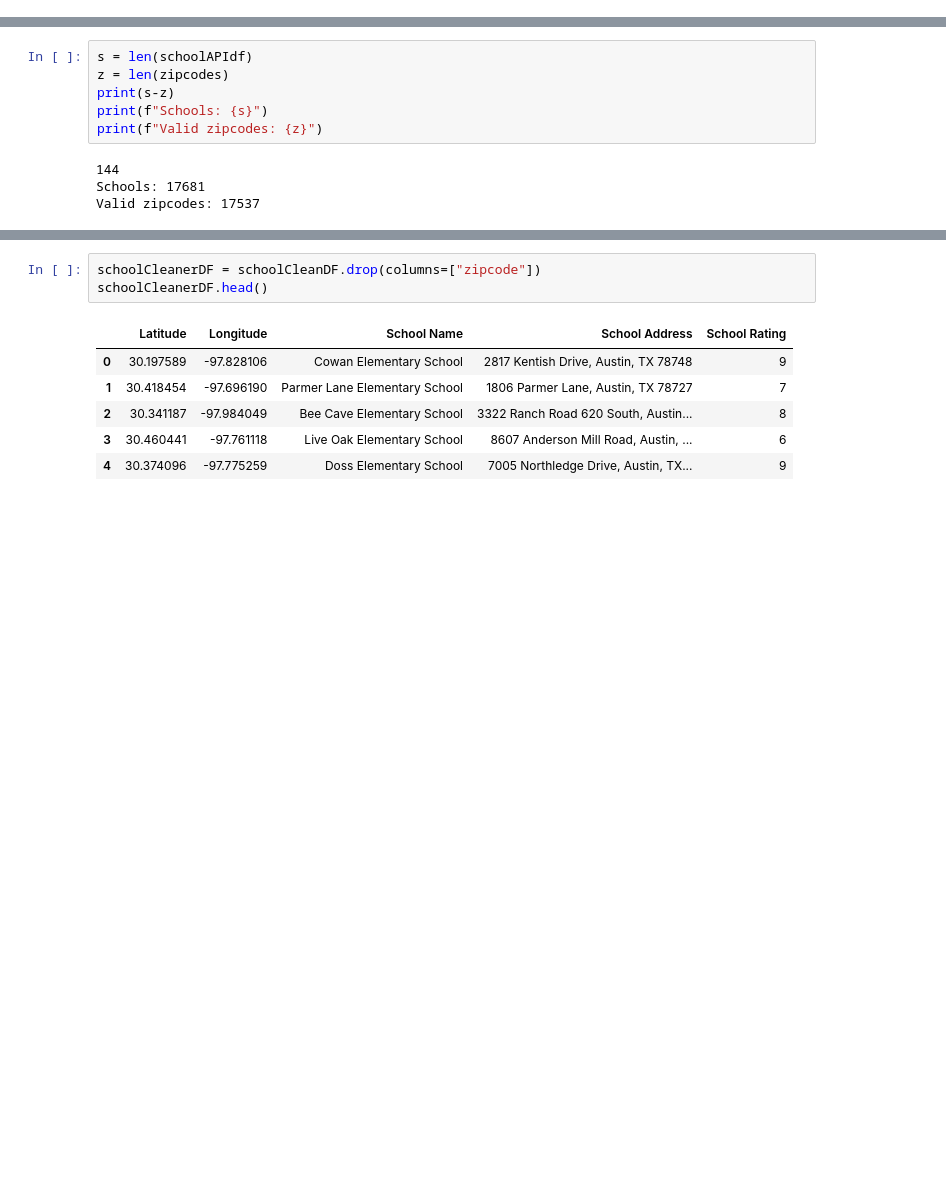
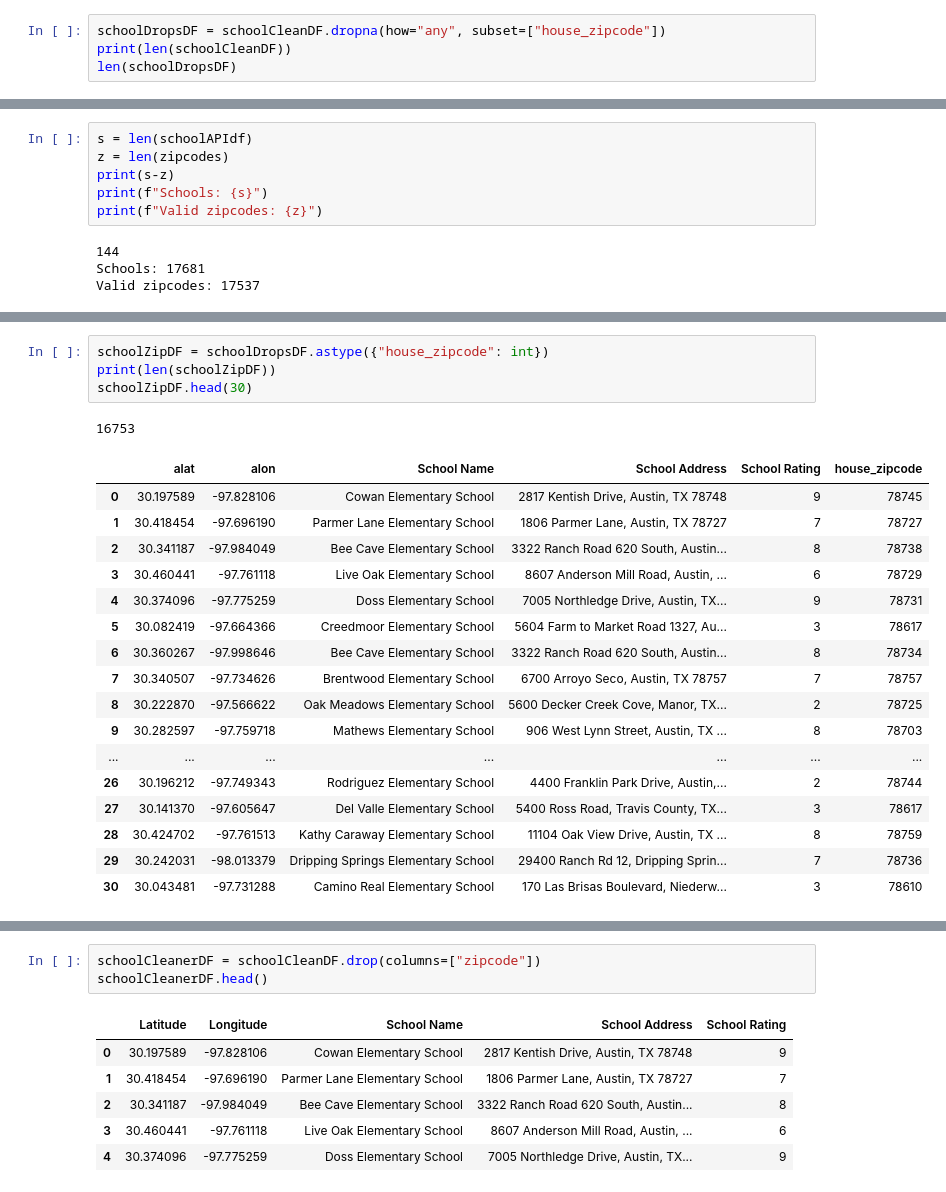
Before and after one commit to vlarie/EPIC_team5_Project2, a Jupyter notebook: jupyter notebooks/EPICdata.ipynb, the cells around one changed output, grey strips where cells are left out. Saved outputs shown, nothing was run; the diff lists cells and outputs as text; blank space fills up the shorter version.

```diff
--- a/jupyter notebooks/EPICdata.ipynb
+++ b/jupyter notebooks/EPICdata.ipynb
@@ -825,0 +869,4 @@ Name: School Address, Length: 17681, dtype: object
+# %%
+schoolDropsDF = schoolCleanDF.dropna(how="any", subset=["house_zipcode"])
+print(len(schoolCleanDF))
+len(schoolDropsDF)
@@ -902,0 +959,23 @@ schoolCleanDF.head()
+# %%
+schoolZipDF = schoolDropsDF.astype({"house_zipcode": int})
+print(len(schoolZipDF))
+schoolZipDF.head(30)
+# %% [output]
+16753
+|  | alat | alon | School Name | School Address | School Rating | house_zipcode |
+| 0 | 30.197589 | -97.828106 | Cowan Elementary School | 2817 Kentish Drive, Austin, TX 78748 | 9 | 78745 |
+| 1 | 30.418454 | -97.696190 | Parmer Lane Elementary School | 1806 Parmer Lane, Austin, TX 78727 | 7 | 78727 |
+| 2 | 30.341187 | -97.984049 | Bee Cave Elementary School | 3322 Ranch Road 620 South, Austin... | 8 | 78738 |
+| 3 | 30.460441 | -97.761118 | Live Oak Elementary School | 8607 Anderson Mill Road, Austin, ... | 6 | 78729 |
+| 4 | 30.374096 | -97.775259 | Doss Elementary School | 7005 Northledge Drive, Austin, TX... | 9 | 78731 |
+| 5 | 30.082419 | -97.664366 | Creedmoor Elementary School | 5604 Farm to Market Road 1327, Au... | 3 | 78617 |
+| 6 | 30.360267 | -97.998646 | Bee Cave Elementary School | 3322 Ranch Road 620 South, Austin... | 8 | 78734 |
+| 7 | 30.340507 | -97.734626 | Brentwood Elementary School | 6700 Arroyo Seco, Austin, TX 78757 | 7 | 78757 |
+| 8 | 30.222870 | -97.566622 | Oak Meadows Elementary School | 5600 Decker Creek Cove, Manor, TX... | 2 | 78725 |
+| 9 | 30.282597 | -97.759718 | Mathews Elementary School | 906 West Lynn Street, Austin, TX ... | 8 | 78703 |
+| ... | ... | ... | ... | ... | ... | ... |
+| 26 | 30.196212 | -97.749343 | Rodriguez Elementary School | 4400 Franklin Park Drive, Austin,... | 2 | 78744 |
+| 27 | 30.141370 | -97.605647 | Del Valle Elementary School | 5400 Ross Road, Travis County, TX... | 3 | 78617 |
+| 28 | 30.424702 | -97.761513 | Kathy Caraway Elementary School | 11104 Oak View Drive, Austin, TX ... | 8 | 78759 |
+| 29 | 30.242031 | -98.013379 | Dripping Springs Elementary School | 29400 Ranch Rd 12, Dripping Sprin... | 7 | 78736 |
+| 30 | 30.043481 | -97.731288 | Camino Real Elementary School | 170 Las Brisas Boulevard, Niederw... | 3 | 78610 |
```
Also changed, not shown: parts of 21 cells of this notebook, 2 other files.
